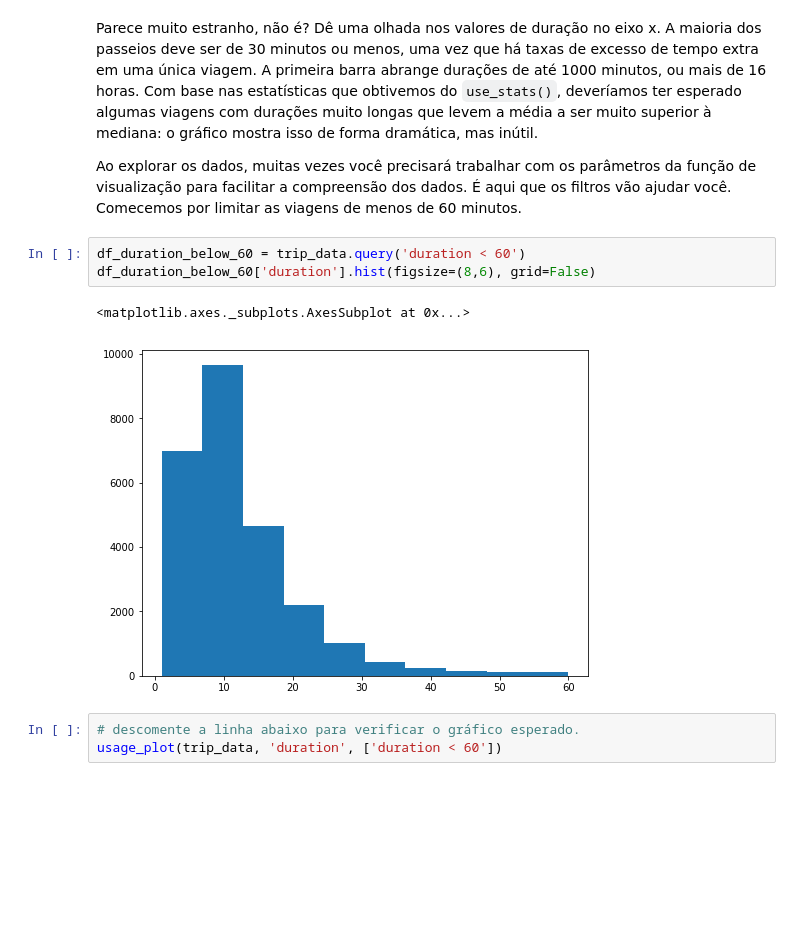
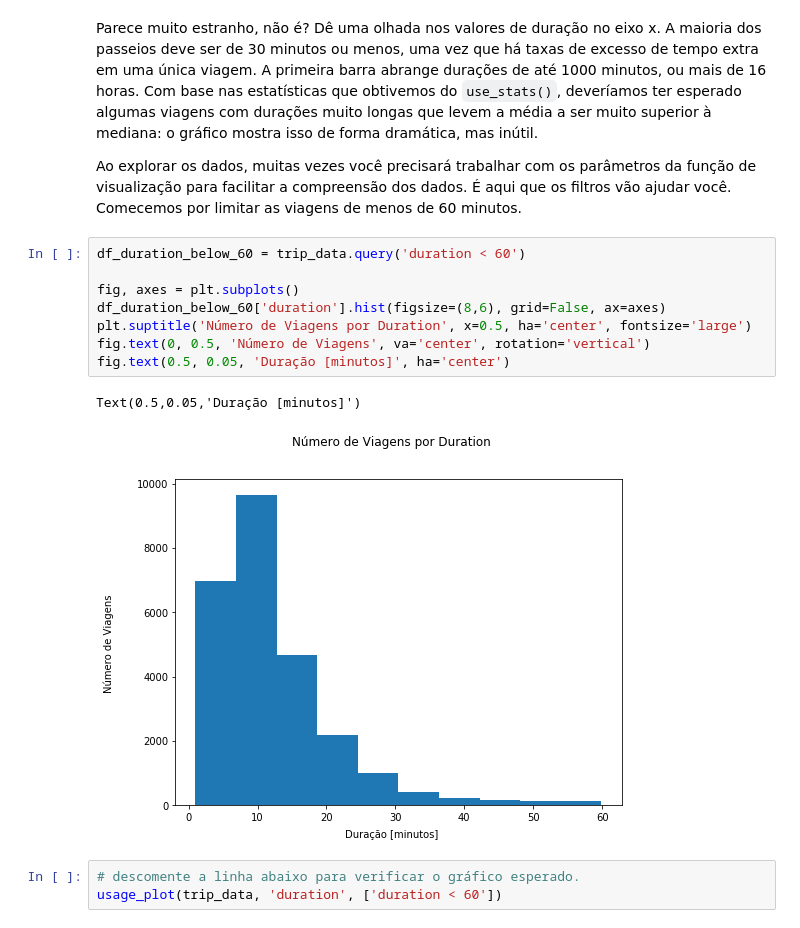
Before and after one commit to resilva87/udacity-datascience-I, a Jupyter notebook: Analise_Bay_Area_Bike_Share-NDFDSI.ipynb, the cells around one changed output. Cells and saved outputs as stored; diff of their text form; blank space fills up the shorter version.

```diff
--- a/Analise_Bay_Area_Bike_Share-NDFDSI.ipynb
+++ b/Analise_Bay_Area_Bike_Share-NDFDSI.ipynb
@@ -333,12 +339,17 @@ usage_plot(trip_data, 'duration')
 Parece muito estranho, não é? Dê uma olhada nos valores de duração no eixo x. A maioria dos passeios deve ser de 30 minutos ou menos, uma vez que há taxas de excesso de tempo extra em uma única viagem. A primeira barra abrange durações de até 1000 minutos, ou mais de 16 horas. Com base nas estatísticas que obtivemos do `use_stats()`, deveríamos ter esperado algumas viagens com durações muito longas que levem a média a ser muito superior à mediana: o gráfico mostra isso de forma dramática, mas inútil.
 
 Ao explorar os dados, muitas vezes você precisará trabalhar com os parâmetros da função de visualização para facilitar a compreensão dos dados. É aqui que os filtros vão ajudar você. Comecemos por limitar as  viagens de menos de 60 minutos.
-# %%
-df_duration_below_60 = trip_data.query('duration < 60')
-df_duration_below_60['duration'].hist(figsize=(8,6), grid=False)
-# %% [output]
-<matplotlib.axes._subplots.AxesSubplot at 0x...>
-[figure, removed]
+# %%
+df_duration_below_60 = trip_data.query('duration < 60')
+
+fig, axes = plt.subplots()
+df_duration_below_60['duration'].hist(figsize=(8,6), grid=False, ax=axes)
+plt.suptitle('Número de Viagens por Duration', x=0.5, ha='center', fontsize='large')
+fig.text(0, 0.5, 'Número de Viagens', va='center', rotation='vertical')
+fig.text(0.5, 0.05, 'Duração [minutos]', ha='center')
+# %% [output]
+Text(0.5,0.05,'Duração [minutos]')
+[figure, added]
 # %%
 # descomente a linha abaixo para verificar o gráfico esperado.
 usage_plot(trip_data, 'duration', ['duration < 60'])
```
Also changed, not shown: parts of 6 cells of this notebook.
